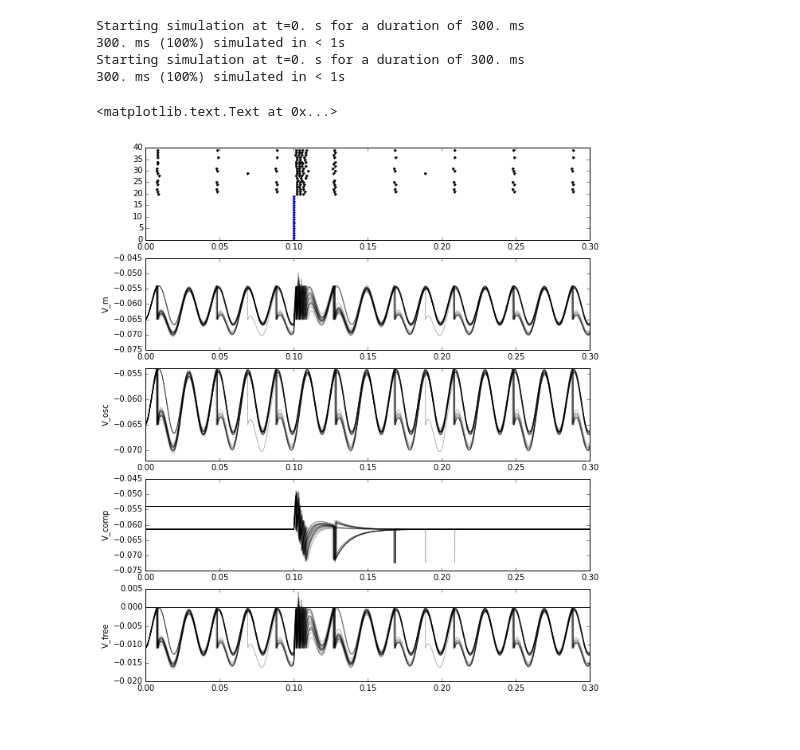
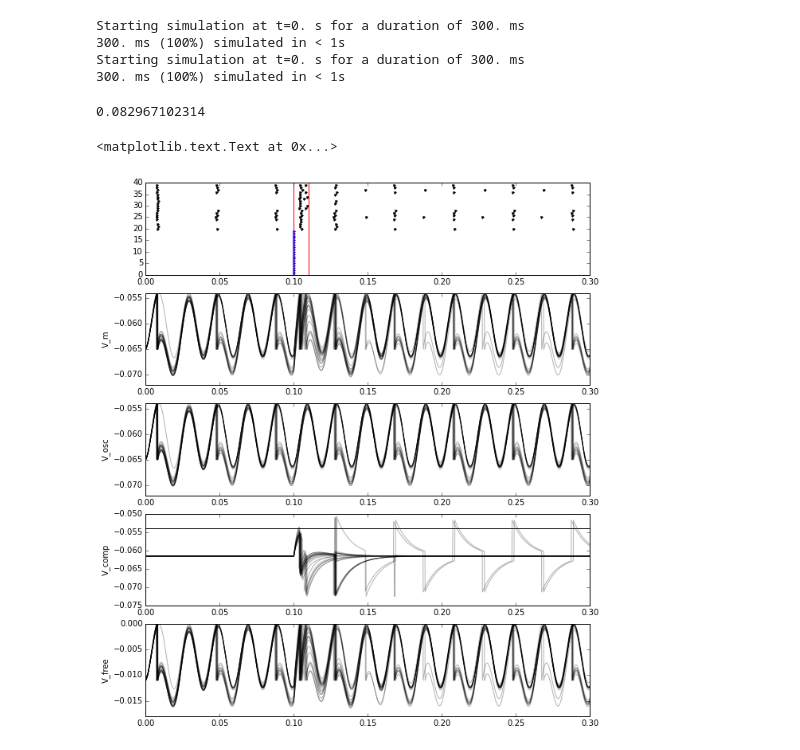
Before and after one commit to parenthetical-e/voltagebudget, a Jupyter notebook: ipynb/lif_testing.ipynb, the cells around one changed output. Cells and saved outputs as stored; diff of their text form; code cells hidden in the pictures.

```diff
--- a/ipynb/lif_testing.ipynb
+++ b/ipynb/lif_testing.ipynb
@@ -21,8 +21,8 @@ times = fsutil.create_times(t, dt)
 20
 # %%
 N = 20
-w_in = 0.6e-9
-bias = 5e-3
+# w_in = 0.6e-9
+# bias = 5e-3
 
 f = 50 # 50
 A = 20e-3
@@ -31,7 +31,7 @@ r_b = 0.0
 
 ns_e, ts_e, vs = neurons.lif(t, N,
                              ns, ts,
-                             (w_in, w_in/10.0), (bias, bias/10.0),
+                             w_in=(0.2e-9, 0.2e-9 / 10), bias=(5e-3, 5e-3 / 10),
                              f=f, A=A,
                              r_b=r_b,
                              time_step=dt)
@@ -40,38 +40,46 @@ Starting simulation at t=0. s for a duration of 300. ms
 300. ms (100%) simulated in < 1s
 Starting simulation at t=0. s for a duration of 300. ms
 300. ms (100%) simulated in < 1s
+# %%
+m = np.logical_or(t_stim <= ts_e, ts_e <= (t_stim + 20e-3))
+y_sigma = np.std(ts_e[m])
+print(y_sigma)
+# %% [output]
+0.082967102314
 # %%
 plt.figure(figsize=(10, 12))
 plt.subplot(511)
 plt.plot(ts, ns, '.b')
 plt.plot(ts_e, ns_e + k, '.k')
+plt.axvline(t_stim, color='red')
+plt.axvline(t_stim + 10e-3, color='red')
 plt.xlim(0, .3)
 
 plt.subplot(512)
 for j in range(20):
     plt.plot(times, vs['vm'][j, :], 'k', alpha=0.3);
 plt.ylabel("V_m")
 
 plt.subplot(513)
 for j in range(20):
     plt.plot(times, vs['osc'][j, :], 'k', alpha=0.3);
 plt.axhline(-54e-3, color='black')
 plt.ylabel("V_osc")
 
 plt.subplot(514)
 for j in range(20):
     plt.plot(times, vs['comp'][j, :], 'k', alpha=0.3);
 plt.axhline(-54e-3, color='black')
 plt.ylabel("V_comp")
 
 plt.subplot(515)
 for j in range(20):
     plt.plot(times, vs['free'][j, :], 'k', alpha=0.3);
 plt.axhline(0, color='black')
 plt.ylabel("V_free")
 # %% [output]
 <matplotlib.text.Text at 0x...>
-[figure, old version]
+[figure, new version]
 # %%
 plt.figure(figsize=(10, 30))
 for j in range(20):
```
Also changed, not shown: 1 other file.
